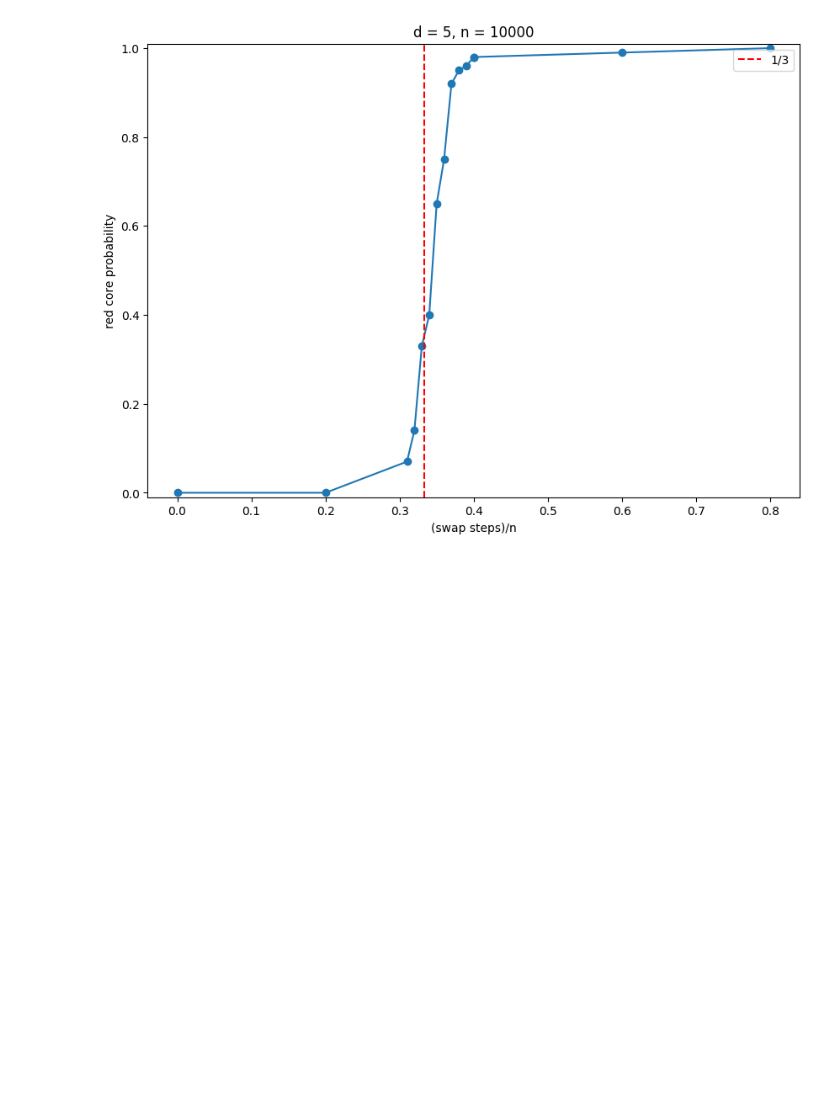
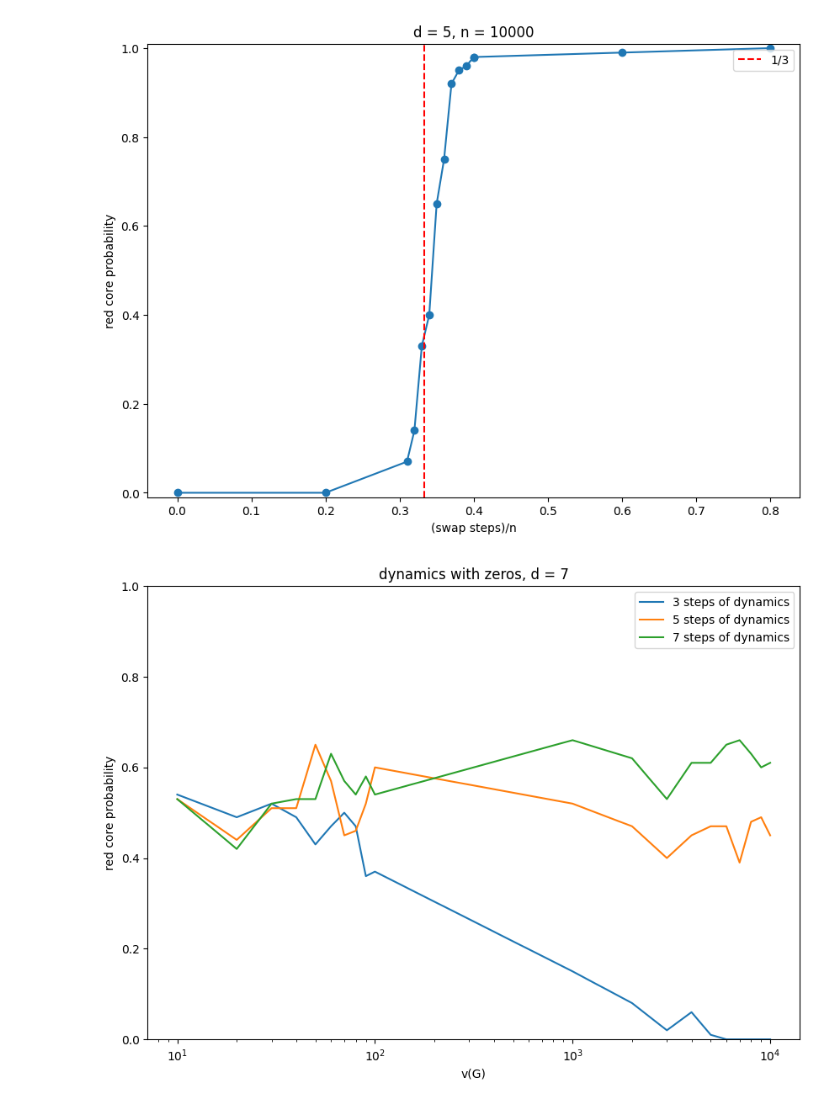
Before and after one commit to Paul566/internal-cuts, a Jupyter notebook: swap-processes.ipynb, the cells around one changed output. Cells and saved outputs as stored; diff of their text form; code cells hidden in the pictures; blank space fills up the shorter version.

```diff
--- a/swap-processes.ipynb
+++ b/swap-processes.ipynb
@@ -307,3 +288,31 @@ plt.savefig(f'proba_red_core_swap_{d}_{num_vxs}.png')
  0.8 ]
 [0.0, 0.0, 0.07, 0.14, 0.33, 0.4, 0.65, 0.75, 0.92, 0.95, 0.96, 0.98, 0.98, 0.99, 1.0]
 [figure]
+# %%
+d = 7
+# sizes = np.arange(10, 101, 10).astype(int)
+sizes = np.hstack((np.arange(10, 101, 10), np.arange(1000, 10001, 1000)))
+
+probas_3 = []
+probas_5 = []
+probas_7 = []
+num_tests = 100
+
+for size in tqdm(sizes):
+    probas_3.append(core_probability_with_zeros(d, size, 3, num_tests, silent=True))
+    probas_5.append(core_probability_with_zeros(d, size, 5, num_tests, silent=True))
+    probas_7.append(core_probability_with_zeros(d, size, 7, num_tests, silent=True))
+
+plt.figure(figsize=(10, 7))
+plt.ylim(0, 1)
+plt.xlabel('v(G)')
+plt.ylabel('red core probability')
+plt.xscale('log')
+plt.plot(sizes, probas_3, label='3 steps of dynamics')
+plt.plot(sizes, probas_5, label='5 steps of dynamics')
+plt.plot(sizes, probas_7, label='7 steps of dynamics')
+plt.title(f'dynamics with zeros, d = {d}')
+plt.legend();
+plt.savefig(f'proba_red_core_with_zeros_{d}.png')
+# %% [output]
+[figure, added]
```
Also changed, not shown: parts of 11 cells of this notebook, 5 other files.
